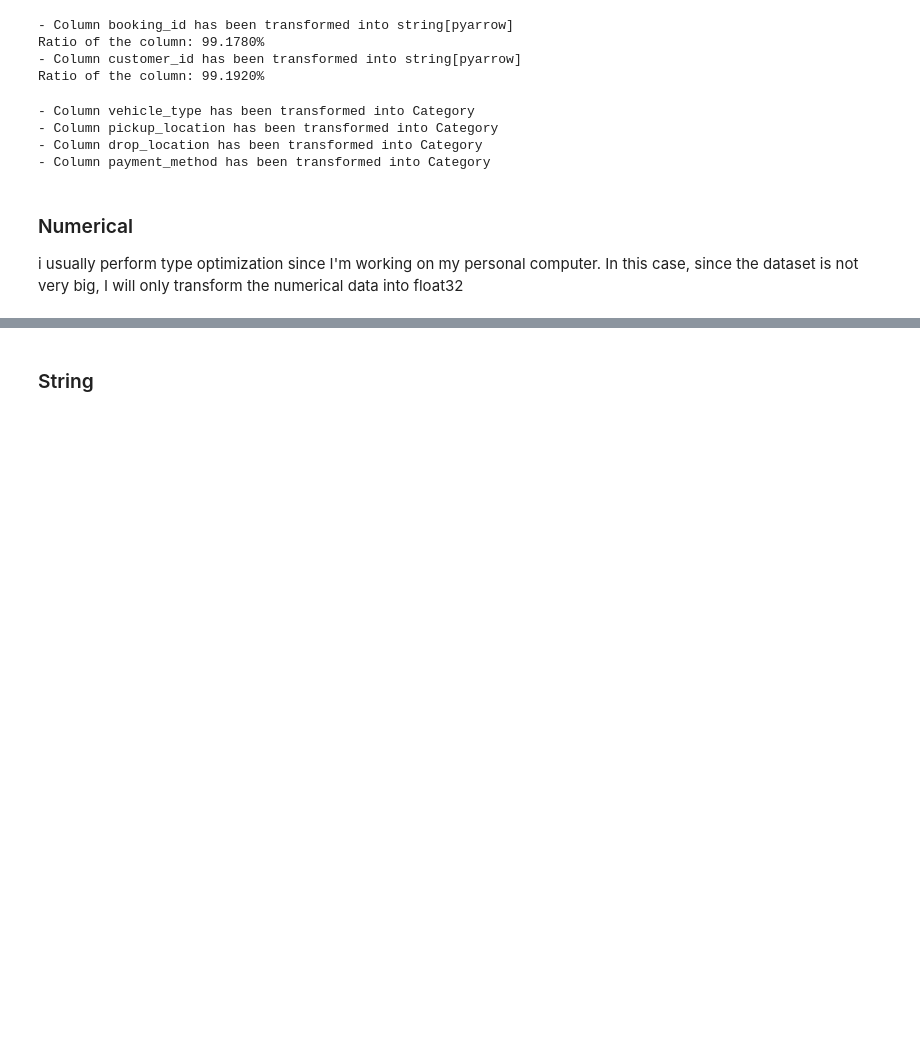
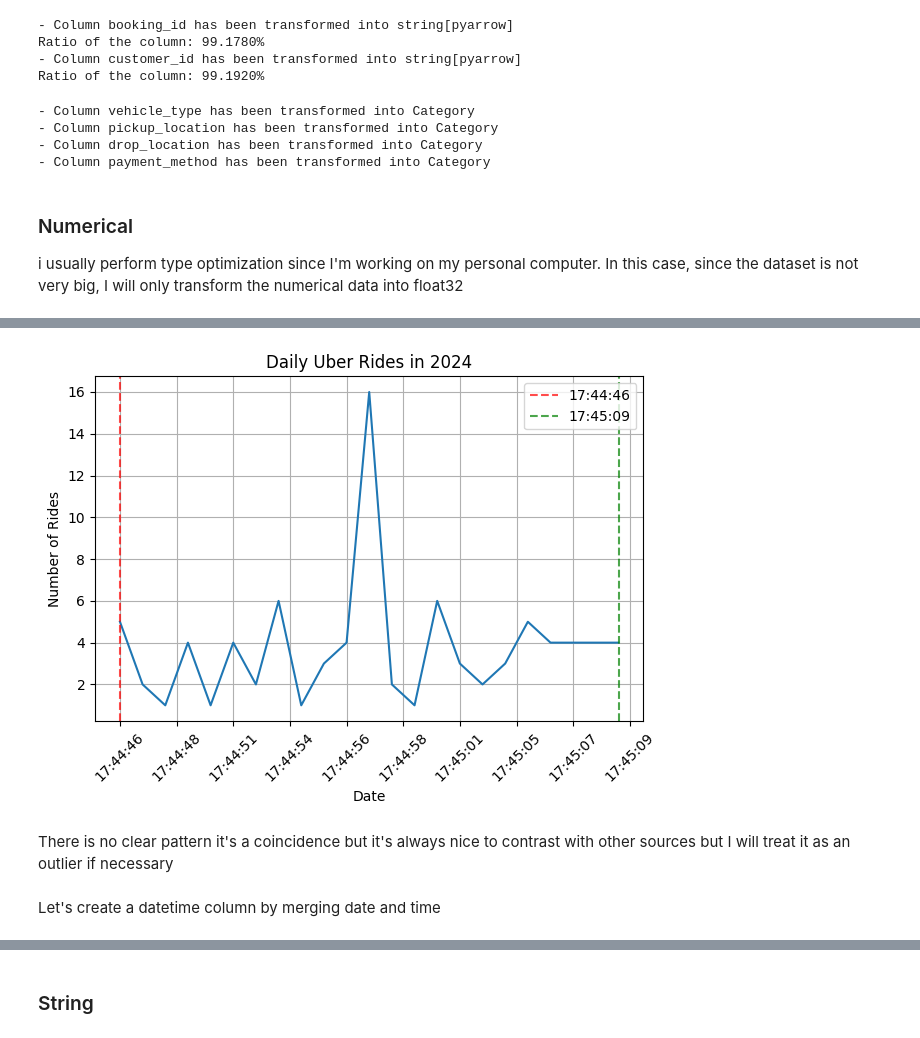
Before and after one commit to amaldu/uber-ride-cancellation-prediction, a Jupyter notebook: uber-analysis/notebooks/03_eda.ipynb, the cells around one changed output, grey strips where cells are left out. Cells and saved outputs as stored; diff of their text form; code cells hidden in the pictures; blank space fills up the shorter version.

```diff
--- a/uber-analysis/notebooks/03_eda.ipynb
+++ b/uber-analysis/notebooks/03_eda.ipynb
@@ -313,0 +381,27 @@ memory usage: 11.7+ MB
+# %%
+high_counts = time_counts[(time_counts.index > '17:44:45') & (time_counts.index < '17:45:10')]
+# %%
+plt.plot(high_counts.index, high_counts.values)
+
+first_date = high_counts.index.min()
+last_date = high_counts.index.max()
+first_date_label = high_counts.index.min()
+last_date_label = high_counts.index.max()
+plt.axvline(first_date, color='red', linestyle='--', alpha=0.7, label=first_date_label)
+plt.axvline(last_date, color='green', linestyle='--', alpha=0.7, label=last_date_label)
+plt.title('Daily Uber Rides in 2024')
+plt.xlabel('Date')
+plt.ylabel('Number of Rides')
+
+plt.xticks(rotation=45)
+plt.gca().xaxis.set_major_locator(plt.MaxNLocator(10))
+plt.grid(True)
+plt.legend()
+plt.tight_layout()
+plt.show()
+# %% [output]
+[figure, added]
+# %% [markdown]
+There is no clear pattern it's a coincidence but it's always nice to contrast with other sources but I will treat it as an outlier if necessary
+# %% [markdown]
+Let's create a datetime column by merging date and time
```
Also changed, not shown: parts of 37 cells of this notebook.
